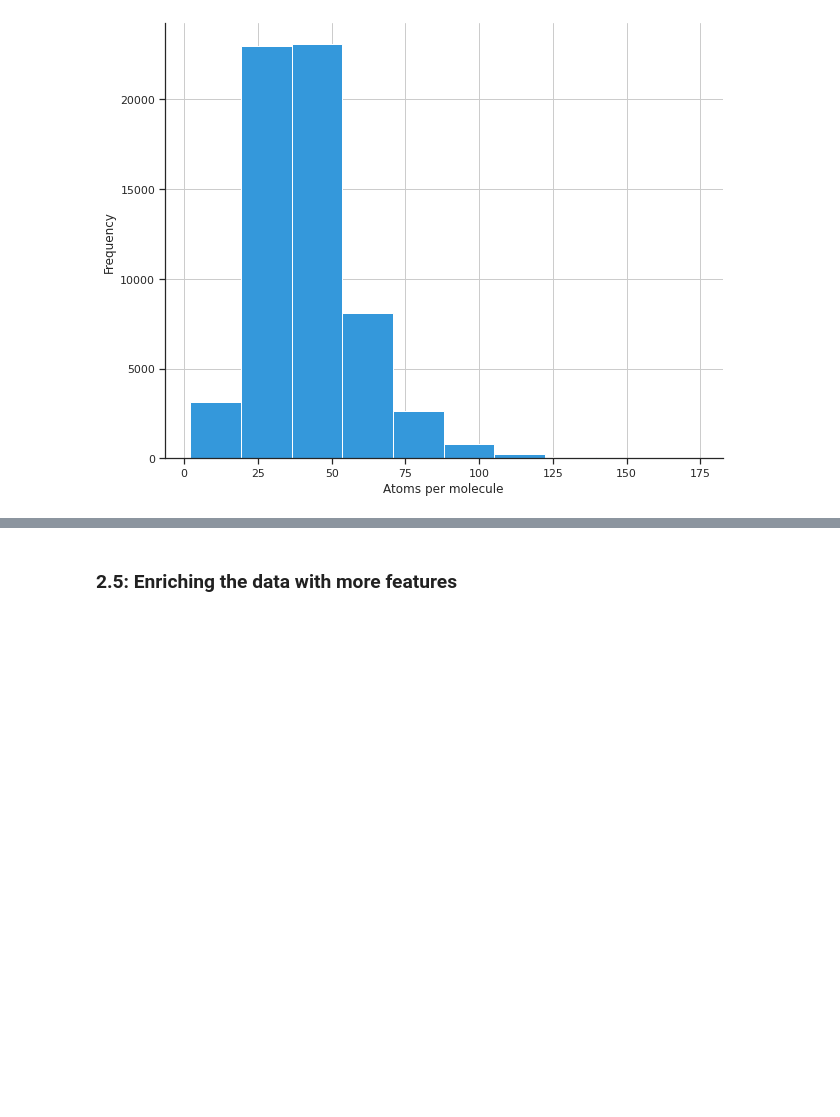
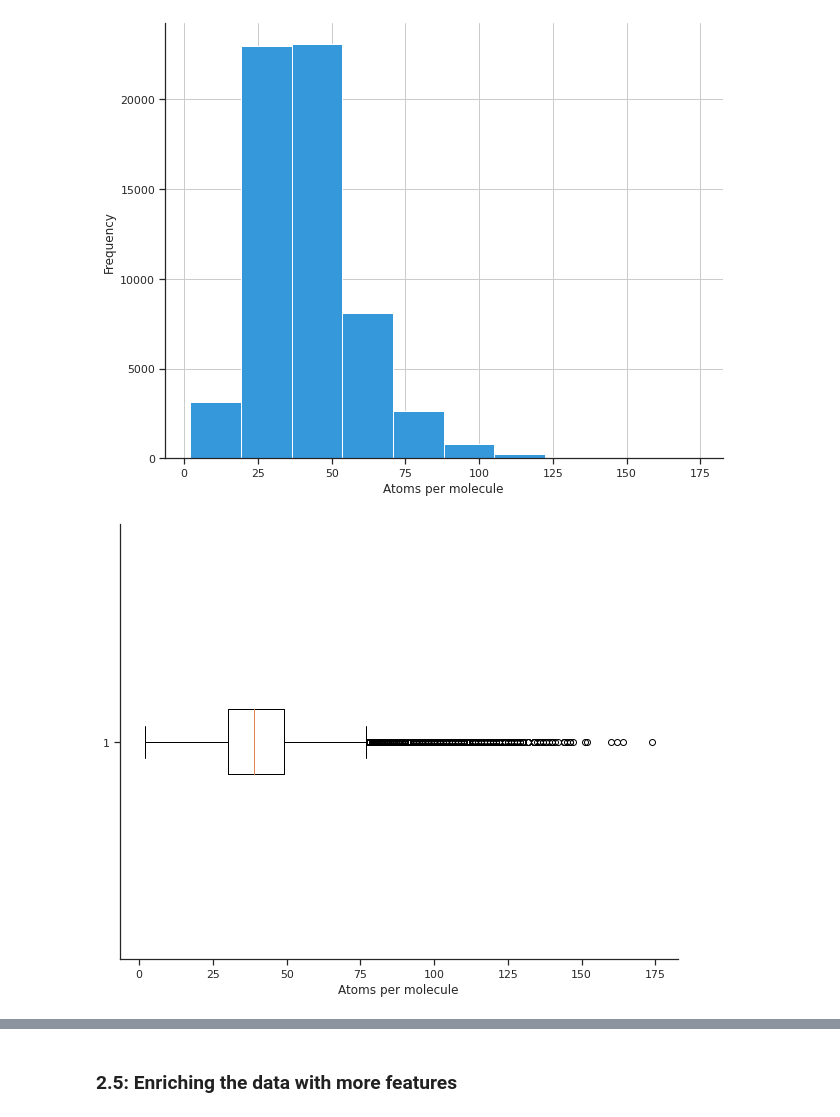
Before and after one commit to danicardonaibz/molecular_equilibrium, a Jupyter notebook: ML_Material_Science.ipynb, the cells around one changed output, grey strips where cells are left out. Saved outputs shown, nothing was run; the diff lists cells and outputs as text; code cells hidden in the pictures; blank space fills up the shorter version.

```diff
--- a/ML_Material_Science.ipynb
+++ b/ML_Material_Science.ipynb
@@ -353,3 +355,11 @@ plt.savefig('atom_count.png', dpi = 600, bbox_inches = 'tight')
 plt.show()
 # %% [output]
 [figure]
+# %%
+fig, ax = plt.subplots(figsize=(10,8))
+ax.boxplot(df_subset_clean.number_of_atoms, vert = False)
+ax.set_xlabel('Atoms per molecule');
+plt.savefig('atom_number_outliers.png', dpi = 600, bbox_inches = 'tight')
+plt.show()
+# %% [output]
+[figure, added]
```
Also changed, not shown: parts of 42 cells of this notebook.
